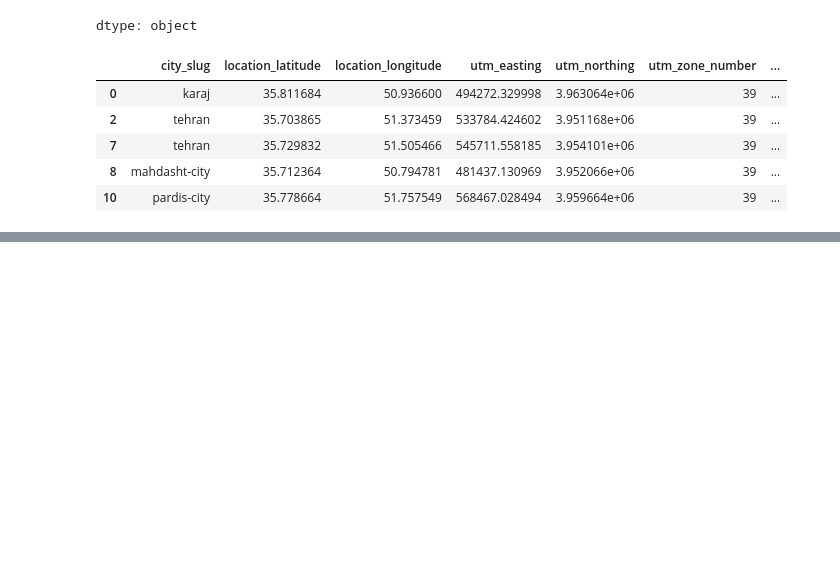
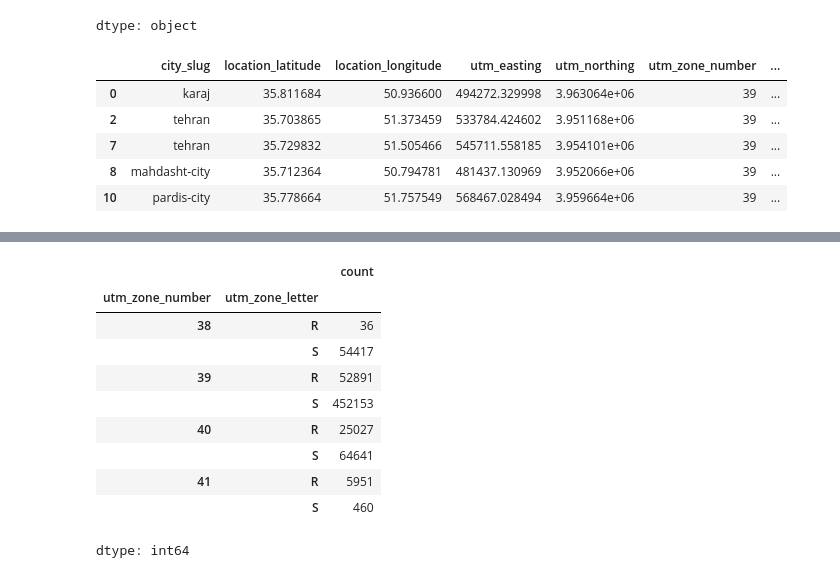
Before and after one commit to AliRaddman/divar-ml-project, a Jupyter notebook: notebooks/work/prep_geo_ali.ipynb, the cells around one changed output, grey strips where cells are left out. Cells and saved outputs as stored; diff of their text form; code cells hidden in the pictures; blank space fills up the shorter version.

```diff
--- a/notebooks/work/prep_geo_ali.ipynb
+++ b/notebooks/work/prep_geo_ali.ipynb
@@ -366,0 +401,17 @@ df[utm_cols].isna().sum()
+# %%
+df.loc[
+    df["is_valid_geo_for_analysis"],
+    ["utm_zone_number", "utm_zone_letter"]
+].value_counts().sort_index()
+# %% [output]
+|  |  | count |
+| utm_zone_number | utm_zone_letter |  |
+| 38 | R | 36 |
+|  | S | 54417 |
+| 39 | R | 52891 |
+|  | S | 452153 |
+| 40 | R | 25027 |
+|  | S | 64641 |
+| 41 | R | 5951 |
+|  | S | 460 |
+dtype: int64
```
Also changed, not shown: parts of 14 cells of this notebook.
